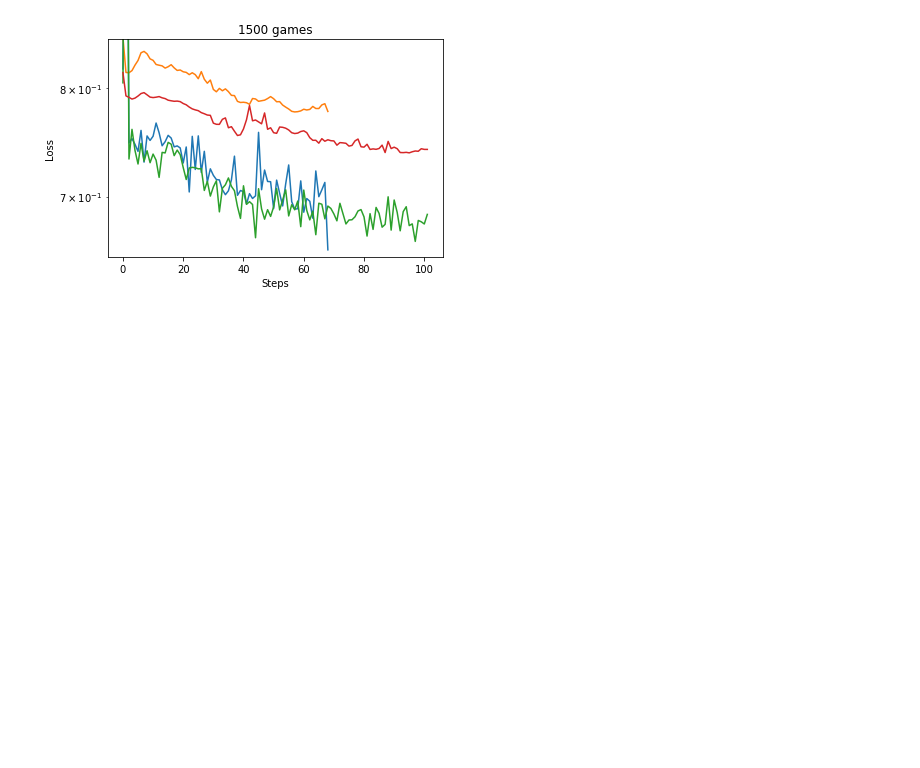
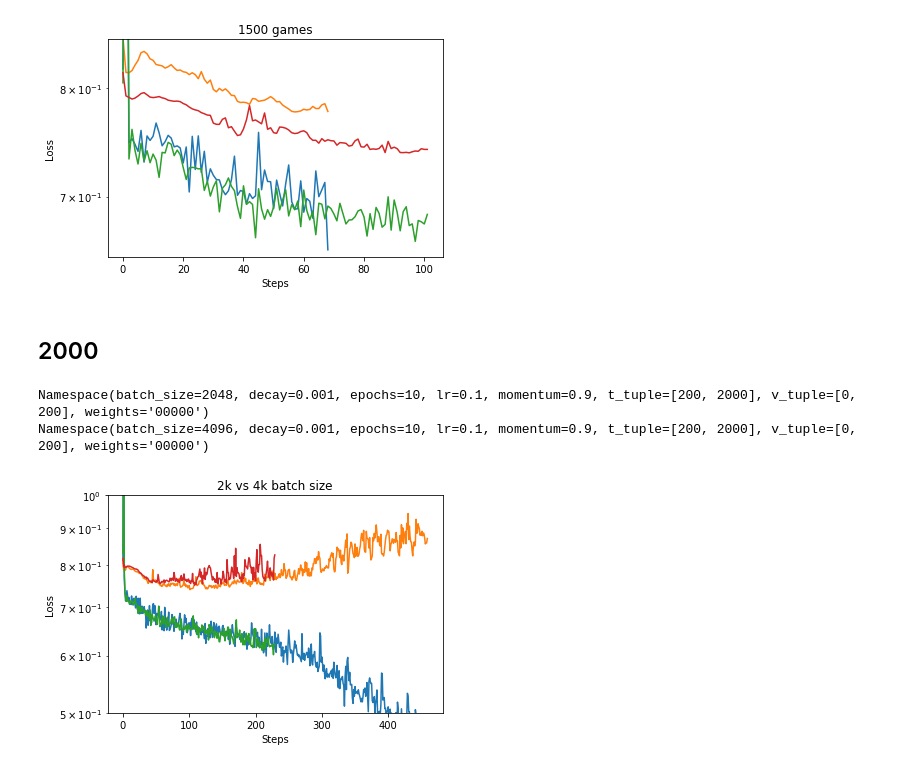
Before and after one commit to fqjin/ultimate-tictactoe, a Jupyter notebook: notebooks/Logs.ipynb, the cells around one changed output. Saved outputs shown, nothing was run; the diff lists cells and outputs as text; code cells hidden in the pictures; blank space fills up the shorter version.

```diff
--- a/notebooks/Logs.ipynb
+++ b/notebooks/Logs.ipynb
@@ -19,7 +19,7 @@ def plot(name0, name1, title):
     plt.ylabel('Loss')
     plt.title(title)
 # %%
-def plot2(name0, title):
+def plot2(name0, title=None):
     logs0 = np.load(name0, allow_pickle=True)
     print(logs0['params'])
     t_loss0 = logs0['t_loss']
@@ -30,7 +30,7 @@ def plot2(name0, title):
     plt.semilogy(epochs0, v_loss0)
     plt.xlabel('Steps')
     plt.ylabel('Loss')
-    plt.title(title)
+    if title: plt.title(title)
 # %% [markdown]
 ## Initial training
 * 100 self plays games using randomly-initialized networks
@@ -221,3 +221,16 @@ plt.show()
 Namespace(batch_size=2048, decay=0.001, epochs=3, lr=0.1, momentum=0.9, t_tuple=[100, 1000], v_tuple=[0, 100], weights='00000')
 Namespace(batch_size=2048, decay=0.001, epochs=3, lr=0.1, momentum=0.9, t_tuple=[150, 1500], v_tuple=[0, 150], weights='00000')
 [figure]
+# %% [markdown]
+## 2000
+# %%
+name = 'from00000_200_2000bs2048lr0.1d0.001e10.npz'
+plot2(name)
+name = 'from00000_200_2000bs4096lr0.1d0.001e10.npz'
+plot2(name, '2k vs 4k batch size')
+plt.ylim([0.5, 1.0])
+plt.show()
+# %% [output]
+Namespace(batch_size=2048, decay=0.001, epochs=10, lr=0.1, momentum=0.9, t_tuple=[200, 2000], v_tuple=[0, 200], weights='00000')
+Namespace(batch_size=4096, decay=0.001, epochs=10, lr=0.1, momentum=0.9, t_tuple=[200, 2000], v_tuple=[0, 200], weights='00000')
+[figure, added]
```
Also changed, not shown: parts of 7 cells of this notebook.
